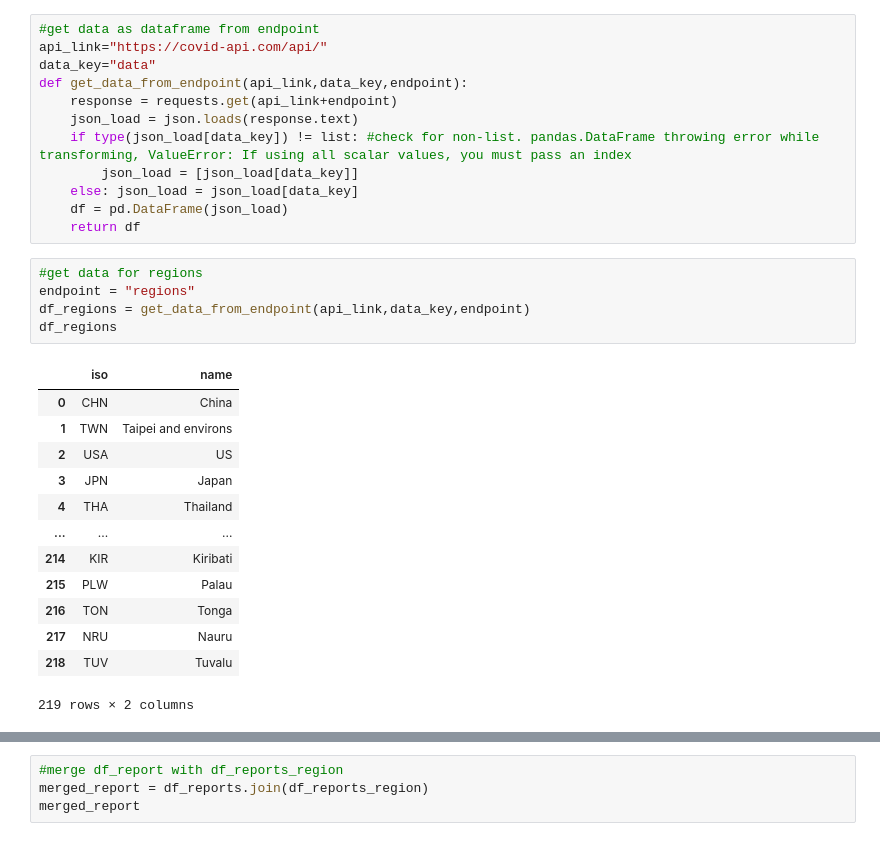
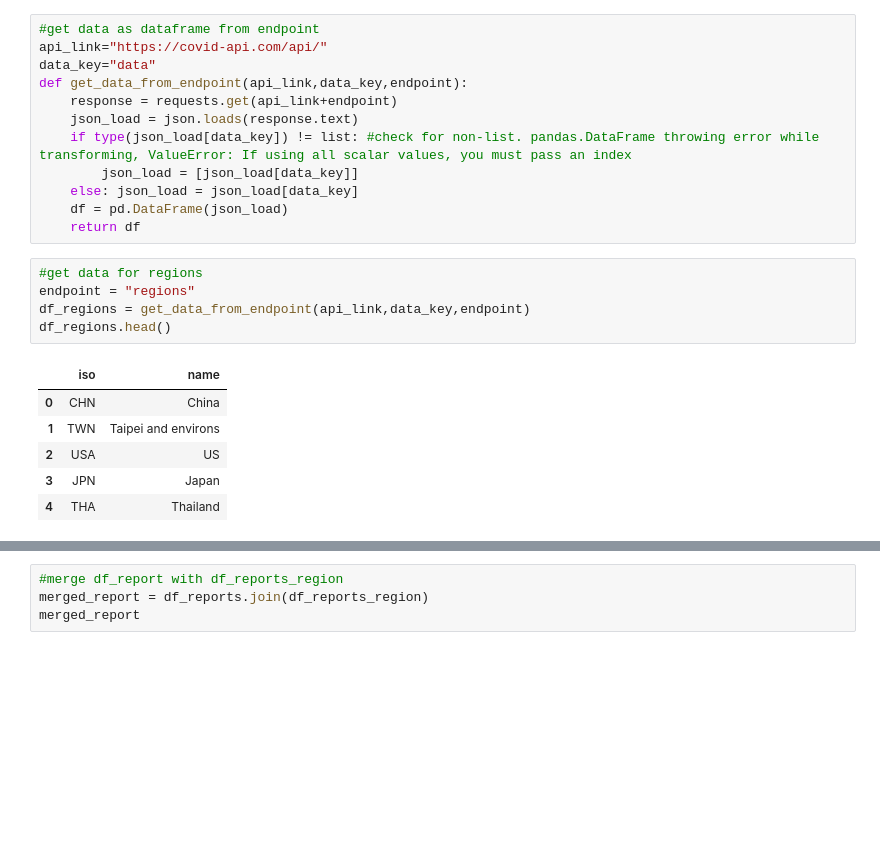
Before and after one commit to zinogore/IOD_mini_project1, a Jupyter notebook: Data_retrieval.ipynb, the cells around one changed output, grey strips where cells are left out. Drawn from its saved outputs; the diff is of its cells as text; blank space fills up the shorter version.

```diff
--- a/Data_retrieval.ipynb
+++ b/Data_retrieval.ipynb
@@ -22,20 +22,13 @@ def get_data_from_endpoint(api_link,data_key,endpoint):
 # %%
 #get data for regions
 endpoint = "regions"
 df_regions = get_data_from_endpoint(api_link,data_key,endpoint)
-df_regions
+df_regions.head()
 # %% [output]
 |  | iso | name |
 | 0 | CHN | China |
 | 1 | TWN | Taipei and environs |
 | 2 | USA | US |
 | 3 | JPN | Japan |
 | 4 | THA | Thailand |
-| ... | ... | ... |
-| 214 | KIR | Kiribati |
-| 215 | PLW | Palau |
-| 216 | TON | Tonga |
-| 217 | NRU | Nauru |
-| 218 | TUV | Tuvalu |
-219 rows × 2 columns
 # %%
```
Also changed, not shown: parts of 4 cells of this notebook, 4 other files.
